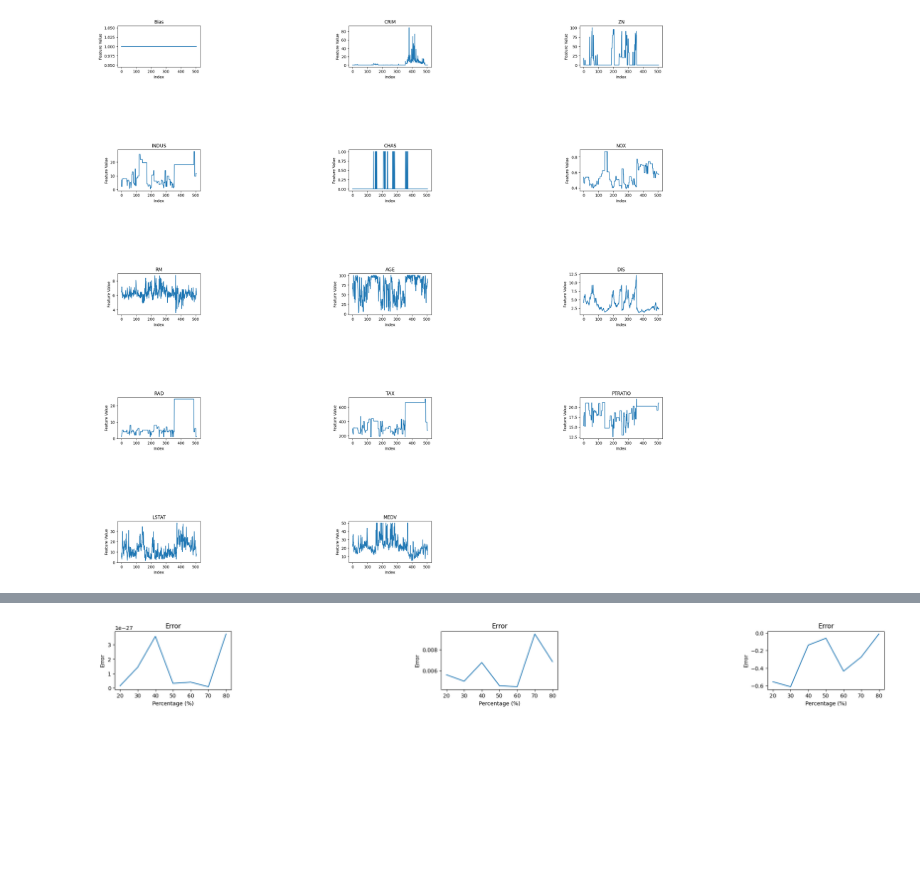
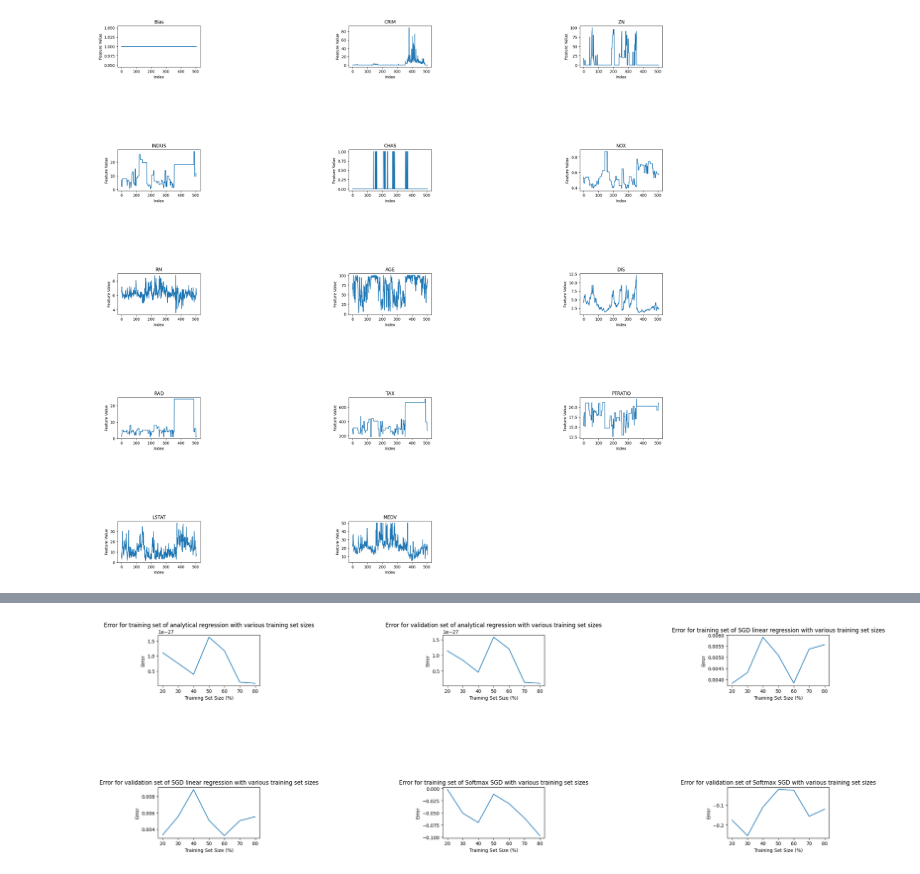
Before and after one commit to lshiyan/COMP551, a Jupyter notebook: 551A1.ipynb, the cells around one changed output, grey strips where cells are left out. Cells and saved outputs as stored; diff of their text form; code cells hidden in the pictures; blank space fills up the shorter version.

Commit message:
graphs

```diff
--- a/551A1.ipynb
+++ b/551A1.ipynb
@@ -227,7 +255,7 @@ class LogReg(object):
             for i in range(len(omega)):
                 for j in range(len(omega[i])):
                     omega[i][j]-=lr*gradient[i][j]
-            lr=1/(n**power+1)
+            lr=lr/(n**power+1)
         self.w=omega
         return self.w
 
@@ -252,8 +280,7 @@ class LogReg(object):
                 for j in range(len(omega[i])):
                     deltaw[i][j]=b*deltaw[i][j]+(1-b)*gradient[i][j]
                     omega[i][j]-=lr*deltaw[i][j]
-            lr=1/(n**power+1)
-
+            lr=lr/(n**power+1)
         self.w=omega
         return self.w
     def getLoss(self, Xtest, Ytest):
@@ -460,11 +494,18 @@ Average SGD error is: -0.24080052503436894
 #Task 3 Part 3:
 partitionedindices=partitionindices(cleaneddbnp, 10)
 
-linregerror=[]
-linregwsgderror=[]
-logregerror=[]
-errors=[linregerror, linregwsgderror, logregerror]
+linregerrortraining=[]
+linregwsgderrortraining=[]
+logregerrortraining=[]
+linregerrorvalidation=[]
+linregwsgderrorvalidation=[]
+logregerrorvalidation=[]
+
+errors=[linregerrortraining, linregerrorvalidation, linregwsgderrortraining, linregwsgderrorvalidation,
+        logregerrortraining,logregerrorvalidation]
+
 percentages=[20, 30, 40, 50, 60, 70, 80]
+
 for Nfold in range(2, 9):
     sample=rand.sample(range(len(partitionedindices)), Nfold)
     included=[partitionedindices[i] for i in sample]
@@ -484,11 +525,13 @@ for Nfold in range(2, 9):
 
     linreg=LinReg(Xtraining,Ytraining)
     linreg.fitlinear()
-    linregerror.append(linreg.getMSE(Xvalidation, Yvalidation))
+    linregerrortraining.append(linreg.getMSE(Xtraining, Ytraining))
+    linregerrorvalidation.append(linreg.getMSE(Xvalidation, Yvalidation))
 
     linregwsgd=LinReg(Xtraining,Ytraining, 16)
     linregwsgd.fitlogistic(0.01, 0.01)
-    linregwsgderror.append(linregwsgd.getMSE(Xvalidation, Yvalidation))
+    linregwsgderrortraining.append(linregwsgd.getMSE(Xtraining, Ytraining))
+    linregwsgderrorvalidation.append(linregwsgd.getMSE(Xvalidation, Yvalidation))
 
 partitionedindices=partitionindices(winefeaturesnp, 10)
 
@@ -499,37 +542,45 @@ for Nfold in range(2, 9):
     Xtraining=[]
     Ytraining=[]
     Xvalidation=[]
     Yvalidation=[]
     for i in range(len(included)):
         for index in included[i]:
             Xtraining.append(winefeaturesnp[index])
             Ytraining.append(winetargets[index])
     for i in range(len(notincluded)):
         for index in notincluded[i]:
             Xvalidation.append(winefeaturesnp[index])
             Yvalidation.append(winetargets[index])
 
     logreg=LogReg(Xtraining,Ytraining, 16)
     logreg.fit(0.01, 0.01)
-    logregerror.append(logreg.getLoss(Xvalidation,Yvalidation))
+    logregerrortraining.append(logreg.getLoss(Xtraining,Ytraining))
+    logregerrorvalidation.append(logreg.getLoss(Xvalidation,Yvalidation))
 
 plt.rcParams["figure.figsize"] = [30,30]
 
 plt.subplots_adjust(left=0.1,
                     bottom=0.1,
                     right=0.9,
                     top=0.9,
                     wspace=0.4,
                     hspace=2)
 
+titles=["Error for training set of analytical regression with various training set sizes",
+        "Error for validation set of analytical regression with various training set sizes",
+        "Error for training set of SGD linear regression with various training set sizes",
+        "Error for validation set of SGD linear regression with various training set sizes",
+        "Error for training set of Softmax SGD with various training set sizes",
+        "Error for validation set of Softmax SGD with various training set sizes"]
+
 for i in range(len(errors)):
   plt.subplot(6, 6, 2*i+1)
   plt.plot(percentages, errors[i])
-  plt.xlabel("Percentage (%)")
+  plt.xlabel("Training Set Size (%)")
   plt.ylabel("Error")
-  plt.title("Error")
+  plt.title(titles[i])
 # %% [output]
-[figure, old version]
+[figure, new version]
 # %%
 #Task 3 Part 4:
 
```
Also changed, not shown: parts of 6 cells of this notebook.
